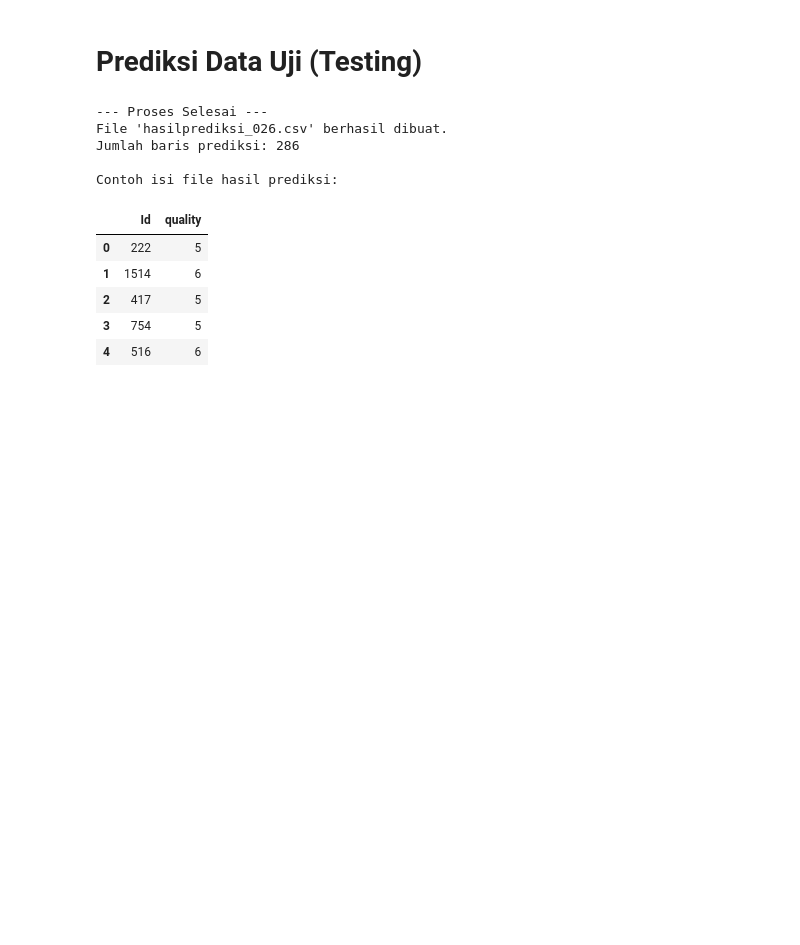
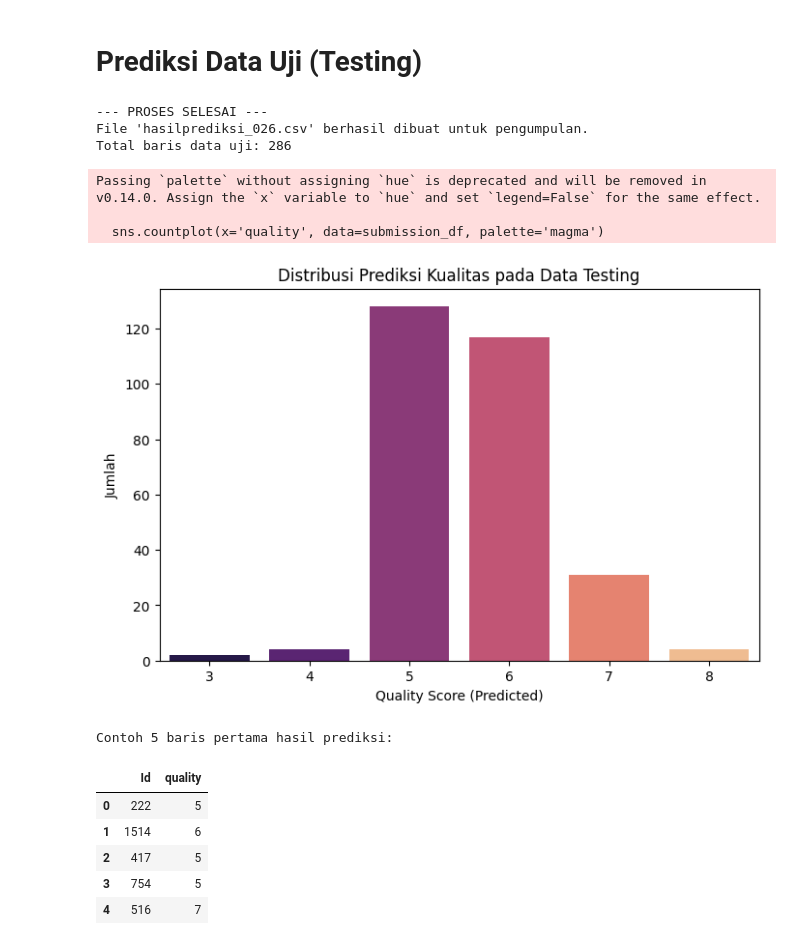
Before and after one commit to PashaAkrilian/Wine-Quality-Prediction, a Jupyter notebook: uts-data-mining.ipynb, the cells around one changed output. Cells and saved outputs as stored; diff of their text form; code cells hidden in the pictures; blank space fills up the shorter version.

```diff
--- a/uts-data-mining.ipynb
+++ b/uts-data-mining.ipynb
@@ -547,46 +716,59 @@ weighted avg       0.60      0.62      0.60       172
 # Prediksi Data Uji (Testing)
 # %%
 # =================================================================
-# Tahap 9: Prediksi Data Uji (Testing)
+# Tahap 9: Prediksi Data Uji (Testing) - FINAL
 # Proyek: Klasifikasi Kualitas Anggur (UTS PDAB 2026)
 # =================================================================
 
 # 9.1 Melakukan Prediksi pada Data Testing
-# Pastikan menggunakan data X_test_pruned yang fiturnya sudah sesuai dengan model
-y_test_pred_shifted = final_model.predict(X_test_pruned)
+# Menggunakan fitur yang sudah melewati tahap pruning sesuai model final
+y_test_pred_shifted = final_model.predict(X_test_final)
 
 # 9.2 Mengembalikan Skala Label (Reverse Shift)
-# Mengubah kembali label 0-indexed menjadi skala kualitas asli (3-8)
+# Mengembalikan label indeks 0 ke skala kualitas asli (misal: 3-8)
 y_test_pred = y_test_pred_shifted + min_label
 
 # 9.3 Membuat DataFrame Hasil Prediksi
-# Format harus sesuai permintaan: Hanya kolom 'Id' dan 'quality'
+# Pastikan tipe data 'quality' adalah integer agar sesuai format dataset asli
 submission_df = pd.DataFrame({
     'Id': test_id,
-    'quality': y_test_pred
+    'quality': y_test_pred.astype(int)
 })
 
 # 9.4 Menyimpan Hasil ke File CSV
-# Nama file menggunakan 3 digit terakhir NIM Anda (026)
+# Nama file diatur sesuai instruksi: hasilprediksi_3digitNIMterakhir.csv
 file_output = 'hasilprediksi_026.csv'
+# File hanya memuat 2 variabel: id dan quality
 submission_df.to_csv(file_output, index=False)
 
-print(f"--- Proses Selesai ---")
-print(f"File '{file_output}' berhasil dibuat.")
-print(f"Jumlah baris prediksi: {submission_df.shape[0]}")
+print(f"--- PROSES SELESAI ---")
+print(f"File '{file_output}' berhasil dibuat untuk pengumpulan.")
+print(f"Total baris data uji: {len(submission_df)}")
 
-# 9.5 Verifikasi Format File
-print("\nContoh isi file hasil prediksi:")
+# 9.5 Visualisasi Distribusi Prediksi
+# Berguna untuk mengecek apakah model memprediksi variasi kualitas yang cukup
+plt.figure(figsize=(8, 5))
+sns.countplot(x='quality', data=submission_df, palette='magma')
+plt.title('Distribusi Prediksi Kualitas pada Data Testing')
+plt.xlabel('Quality Score (Predicted)')
+plt.ylabel('Jumlah')
+plt.show()
+
+# 9.6 Verifikasi Akhir Format
+print("\nContoh 5 baris pertama hasil prediksi:")
 display(submission_df.head())
 # %% [output]
---- Proses Selesai ---
-File 'hasilprediksi_026.csv' berhasil dibuat.
-Jumlah baris prediksi: 286
-
-Contoh isi file hasil prediksi:
+--- PROSES SELESAI ---
+File 'hasilprediksi_026.csv' berhasil dibuat untuk pengumpulan.
+Total baris data uji: 286
+Passing `palette` without assigning `hue` is deprecated and will be removed in v0.14.0. Assign the `x` variable to `hue` and set `legend=False` for the same effect.
+
+  sns.countplot(x='quality', data=submission_df, palette='magma')
+[figure, added]
+Contoh 5 baris pertama hasil prediksi:
 |  | Id | quality |
 | 0 | 222 | 5 |
 | 1 | 1514 | 6 |
 | 2 | 417 | 5 |
 | 3 | 754 | 5 |
-| 4 | 516 | 6 |
+| 4 | 516 | 7 |
```
Also changed, not shown: parts of 13 cells of this notebook.
